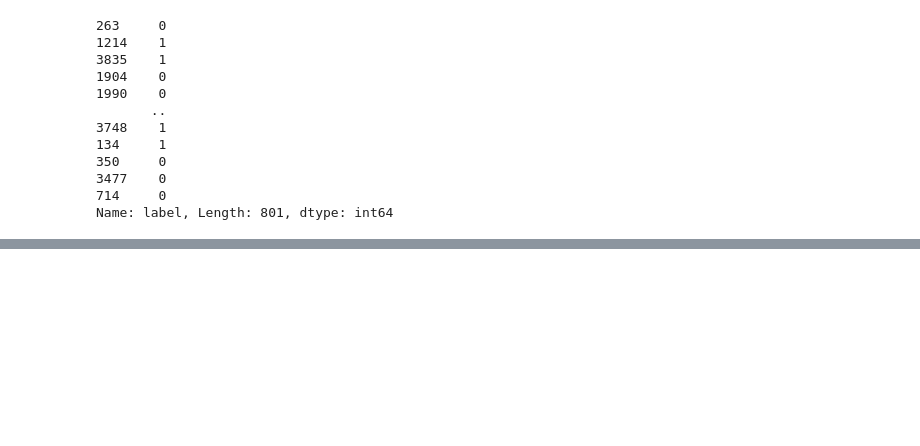
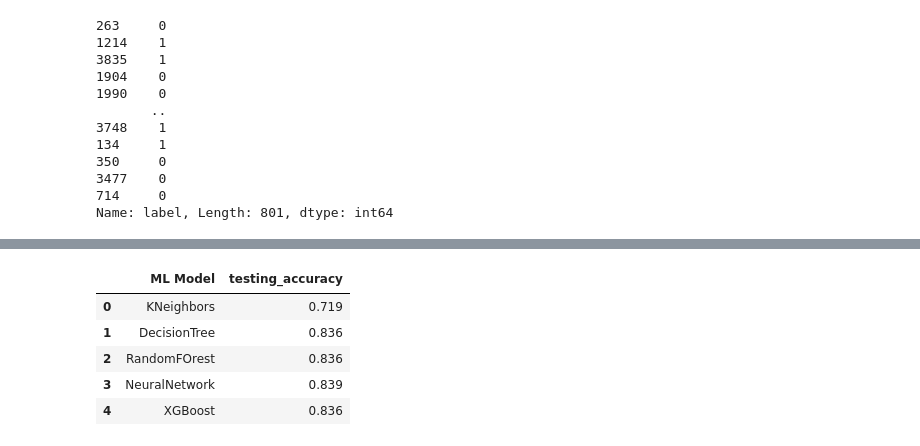
Before and after one commit to KavyaDalmia/Cyber_security_phishingURL_detector, a Jupyter notebook: Training model.ipynb, the cells around one changed output, grey strips where cells are left out. Cells and saved outputs as stored; diff of their text form; code cells hidden in the pictures; blank space fills up the shorter version.

Commit message:
model trained and saved

```diff
--- a/Training model.ipynb
+++ b/Training model.ipynb
@@ -213,10 +299,8 @@ weighted avg       0.75      0.72      0.71       801
 # %%
 ML_Model = []
-acc_train = []
-acc_test = []
+testing_accuracy = []
 
 #function to call for storing the results
-def storeResults(model, a,b):
+def storeResults(model, a):
   ML_Model.append(model)
-  acc_train.append(round(a, 3))
-  acc_test.append(round(b, 3))
+  testing_accuracy.append(round(a, 3))
@@ -224,0 +443,10 @@ def storeResults(model, a,b):
+# %%
+results = pd.DataFrame({'ML Model': ML_Model, 'testing_accuracy': testing_accuracy})
+results
+# %% [output]
+|  | ML Model | testing_accuracy |
+| 0 | KNeighbors | 0.719 |
+| 1 | DecisionTree | 0.836 |
+| 2 | RandomFOrest | 0.836 |
+| 3 | NeuralNetwork | 0.839 |
+| 4 | XGBoost | 0.836 |
```
Also changed, not shown: parts of 38 cells of this notebook, 1 other file.
